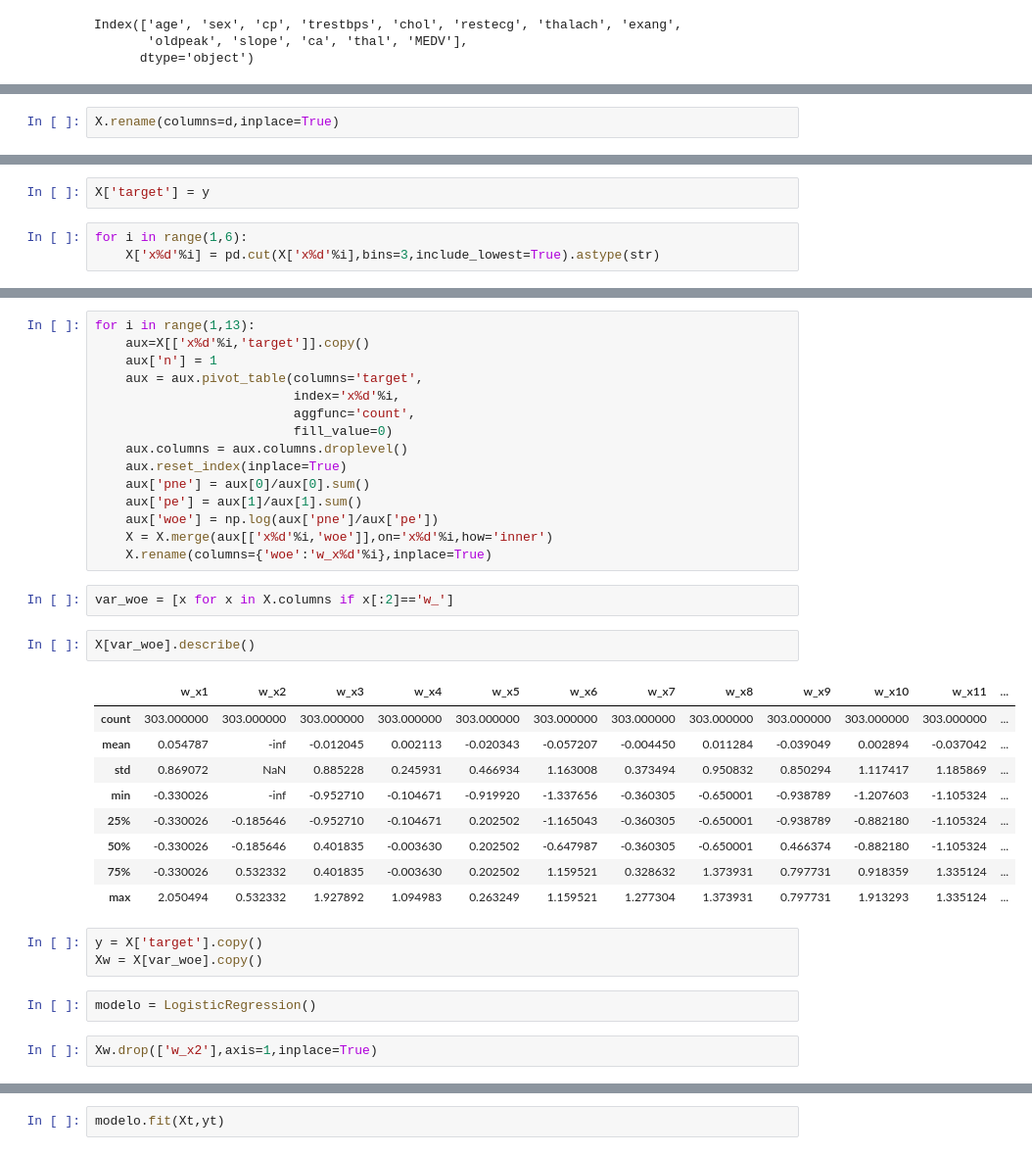
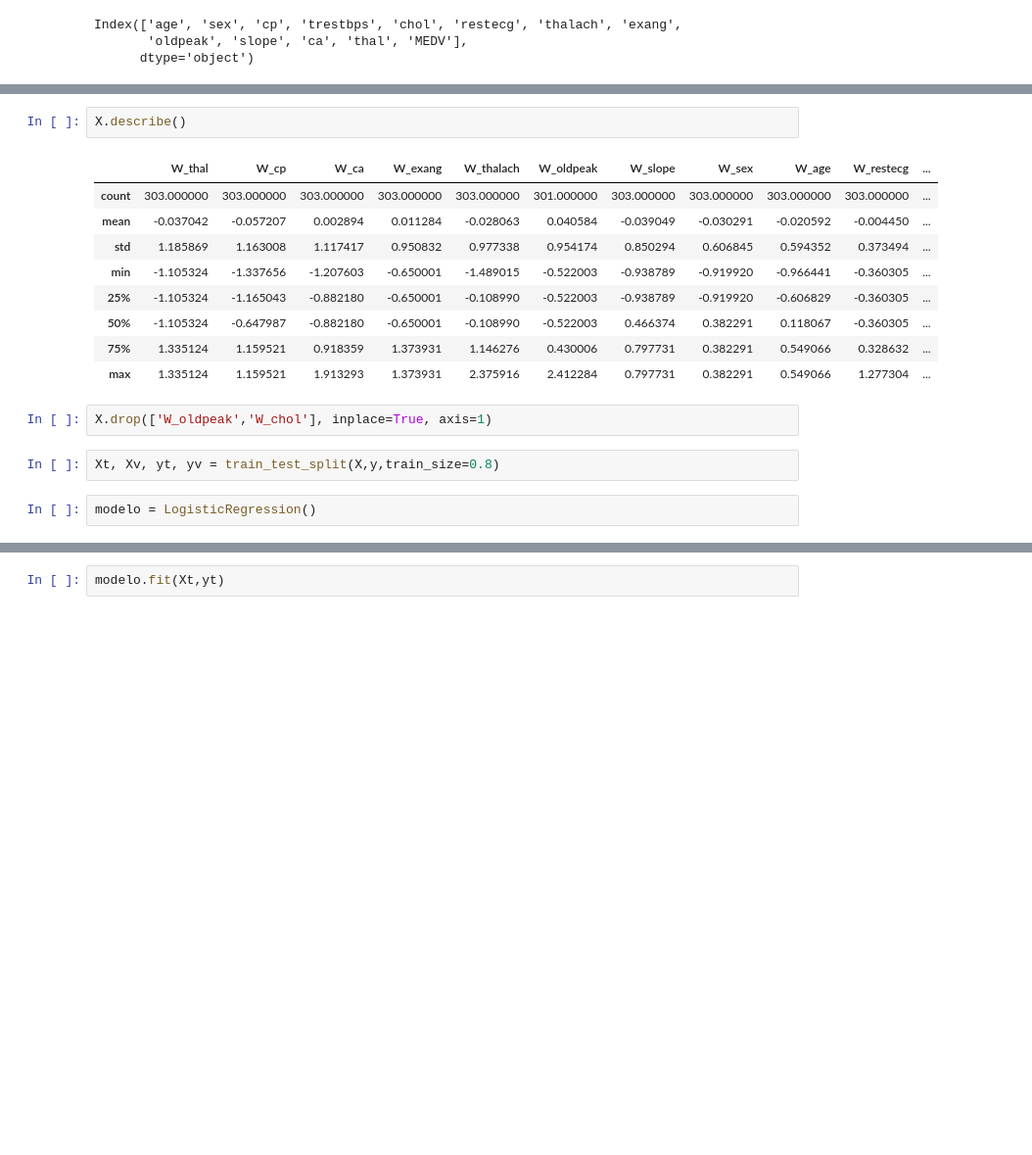
Before and after one commit to SairaDiana/ArtificialIntelligenceWithTensorFlow, a Jupyter notebook: Scripts/Regresión Logística WoE.ipynb, the cells around one changed output, grey strips where cells are left out. Shown at 98% size. Cells and saved outputs as stored; diff of their text form; blank space fills up the shorter version.

```diff
--- a/Scripts/Regresión Logística WoE.ipynb
+++ b/Scripts/Regresión Logística WoE.ipynb
@@ -48,2 +136,0 @@ d = dict(zip(var,['x%d'%i for i in range(1,len(var)+1)]))
-# %%
-X.rename(columns=d,inplace=True)
@@ -58,5 +136,0 @@ y = (df['MEDV'] == 's').astype(int)
-# %%
-X['target'] = y
-# %%
-for i in range(1,6):
-    X['x%d'%i] = pd.cut(X['x%d'%i],bins=3,include_lowest=True).astype(str)
@@ -85,36 +137,18 @@ Name: x12, dtype: float64
-# %%
-for i in range(1,13):
-    aux=X[['x%d'%i,'target']].copy()
-    aux['n'] = 1
-    aux = aux.pivot_table(columns='target',
-                          index='x%d'%i,
-                          aggfunc='count',
-                          fill_value=0)
-    aux.columns = aux.columns.droplevel()
-    aux.reset_index(inplace=True)
-    aux['pne'] = aux[0]/aux[0].sum()
-    aux['pe'] = aux[1]/aux[1].sum()
-    aux['woe'] = np.log(aux['pne']/aux['pe'])
-    X = X.merge(aux[['x%d'%i,'woe']],on='x%d'%i,how='inner')
-    X.rename(columns={'woe':'w_x%d'%i},inplace=True)
-# %%
-var_woe = [x for x in X.columns if x[:2]=='w_']
 # %%
-X[var_woe].describe()
+X.describe()
 # %% [output]
-|  | w_x1 | w_x2 | w_x3 | w_x4 | w_x5 | w_x6 | w_x7 | w_x8 | w_x9 | w_x10 | w_x11 | ... |
-| count | 303.000000 | 303.000000 | 303.000000 | 303.000000 | 303.000000 | 303.000000 | 303.000000 | 303.000000 | 303.000000 | 303.000000 | 303.000000 | ... |
-| mean | 0.054787 | -inf | -0.012045 | 0.002113 | -0.020343 | -0.057207 | -0.004450 | 0.011284 | -0.039049 | 0.002894 | -0.037042 | ... |
-| std | 0.869072 | NaN | 0.885228 | 0.245931 | 0.466934 | 1.163008 | 0.373494 | 0.950832 | 0.850294 | 1.117417 | 1.185869 | ... |
-| min | -0.330026 | -inf | -0.952710 | -0.104671 | -0.919920 | -1.337656 | -0.360305 | -0.650001 | -0.938789 | -1.207603 | -1.105324 | ... |
-| 25% | -0.330026 | -0.185646 | -0.952710 | -0.104671 | 0.202502 | -1.165043 | -0.360305 | -0.650001 | -0.938789 | -0.882180 | -1.105324 | ... |
-| 50% | -0.330026 | -0.185646 | 0.401835 | -0.003630 | 0.202502 | -0.647987 | -0.360305 | -0.650001 | 0.466374 | -0.882180 | -1.105324 | ... |
-| 75% | -0.330026 | 0.532332 | 0.401835 | -0.003630 | 0.202502 | 1.159521 | 0.328632 | 1.373931 | 0.797731 | 0.918359 | 1.335124 | ... |
-| max | 2.050494 | 0.532332 | 1.927892 | 1.094983 | 0.263249 | 1.159521 | 1.277304 | 1.373931 | 0.797731 | 1.913293 | 1.335124 | ... |
+|  | W_thal | W_cp | W_ca | W_exang | W_thalach | W_oldpeak | W_slope | W_sex | W_age | W_restecg | ... |
+| count | 303.000000 | 303.000000 | 303.000000 | 303.000000 | 303.000000 | 301.000000 | 303.000000 | 303.000000 | 303.000000 | 303.000000 | ... |
+| mean | -0.037042 | -0.057207 | 0.002894 | 0.011284 | -0.028063 | 0.040584 | -0.039049 | -0.030291 | -0.020592 | -0.004450 | ... |
+| std | 1.185869 | 1.163008 | 1.117417 | 0.950832 | 0.977338 | 0.954174 | 0.850294 | 0.606845 | 0.594352 | 0.373494 | ... |
+| min | -1.105324 | -1.337656 | -1.207603 | -0.650001 | -1.489015 | -0.522003 | -0.938789 | -0.919920 | -0.966441 | -0.360305 | ... |
+| 25% | -1.105324 | -1.165043 | -0.882180 | -0.650001 | -0.108990 | -0.522003 | -0.938789 | -0.919920 | -0.606829 | -0.360305 | ... |
+| 50% | -1.105324 | -0.647987 | -0.882180 | -0.650001 | -0.108990 | -0.522003 | 0.466374 | 0.382291 | 0.118067 | -0.360305 | ... |
+| 75% | 1.335124 | 1.159521 | 0.918359 | 1.373931 | 1.146276 | 0.430006 | 0.797731 | 0.382291 | 0.549066 | 0.328632 | ... |
+| max | 1.335124 | 1.159521 | 1.913293 | 1.373931 | 2.375916 | 2.412284 | 0.797731 | 0.382291 | 0.549066 | 1.277304 | ... |
-# %%
-y = X['target'].copy()
-Xw = X[var_woe].copy()
+# %%
+X.drop(['W_oldpeak','W_chol'], inplace=True, axis=1)
+# %%
+Xt, Xv, yt, yv = train_test_split(X,y,train_size=0.8)
 # %%
 modelo = LogisticRegression()
-# %%
-Xw.drop(['w_x2'],axis=1,inplace=True)
```
Also changed, not shown: parts of 30 cells of this notebook, 3 other files.
